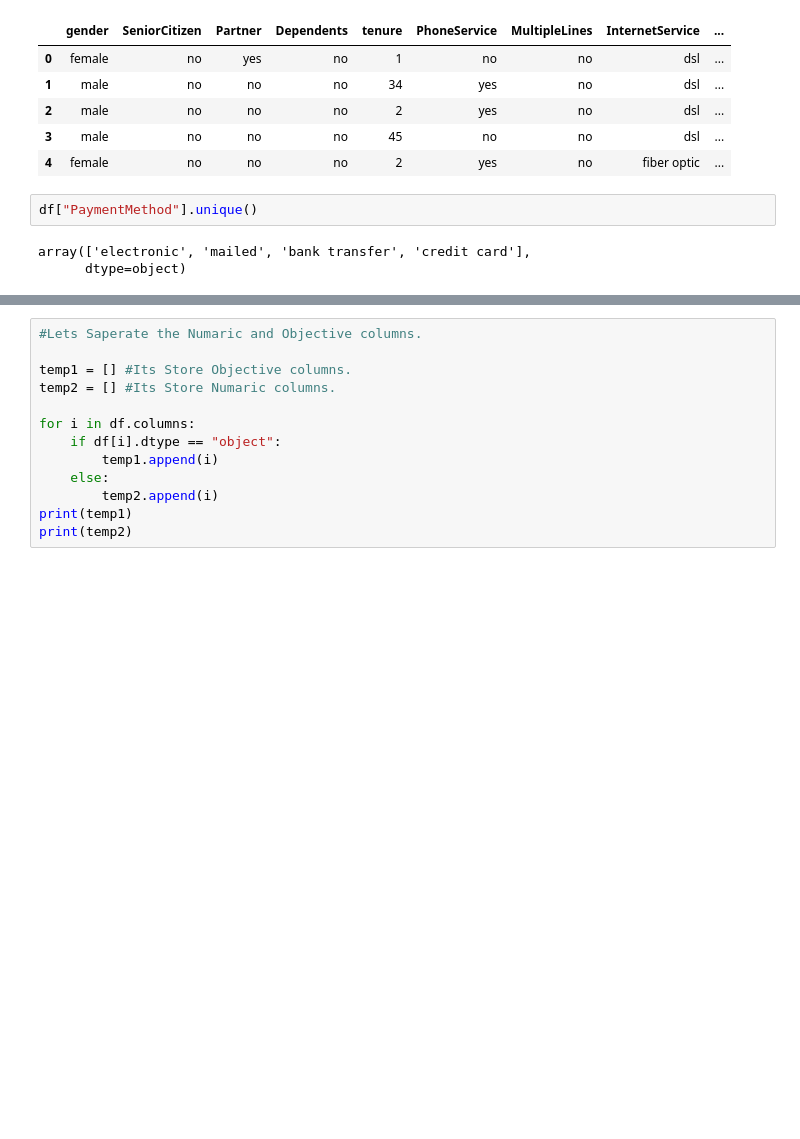
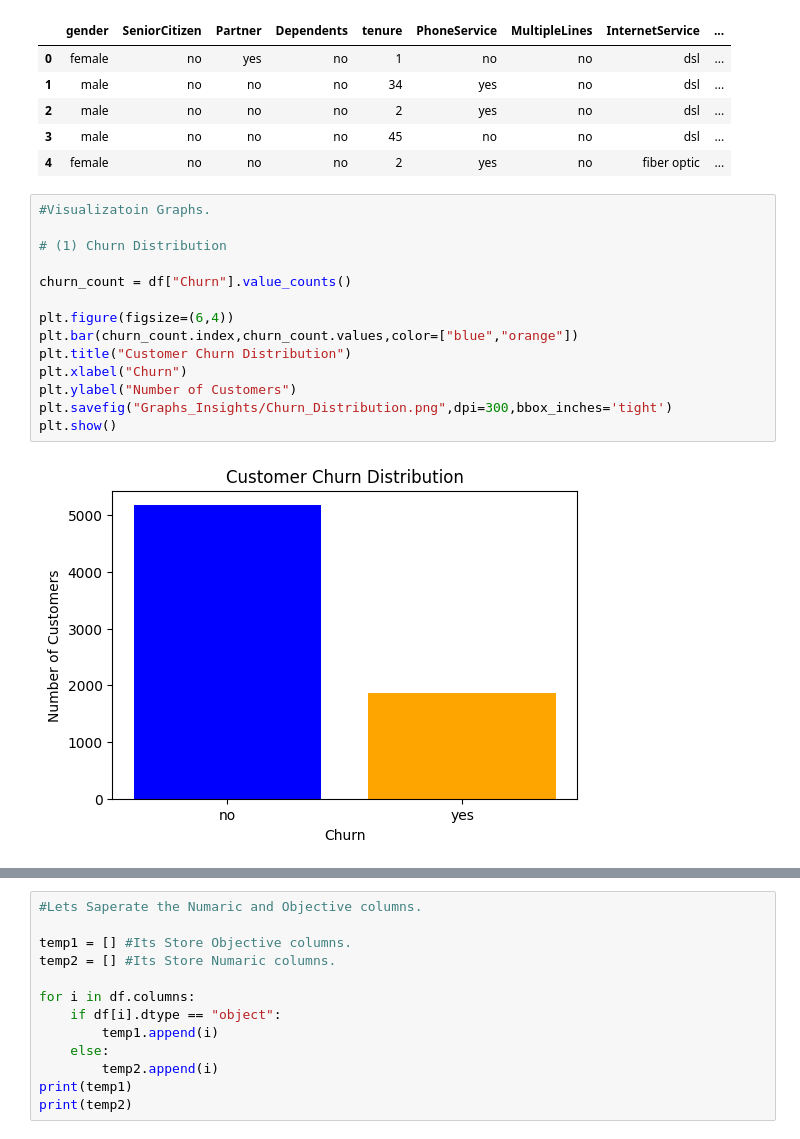
Before and after one commit to derravi/ChurnSense_An_Automated_Machine_Learning_System_for_Customer_Churn_Risk_Prediction, a Jupyter notebook: main.ipynb, the cells around one changed output, grey strips where cells are left out. Cells and saved outputs as stored; diff of their text form; blank space fills up the shorter version.

Commit message:
Add Some Visualization Graphs

```diff
--- a/main.ipynb
+++ b/main.ipynb
@@ -39,7 +40,18 @@ df.head()
 | 3 | male | no | no | no | 45 | no | no | dsl | ... |
 | 4 | female | no | no | no | 2 | yes | no | fiber optic | ... |
 # %%
-df["PaymentMethod"].unique()
+#Visualizatoin Graphs.
+
+# (1) Churn Distribution
+
+churn_count = df["Churn"].value_counts()
+
+plt.figure(figsize=(6,4))
+plt.bar(churn_count.index,churn_count.values,color=["blue","orange"])
+plt.title("Customer Churn Distribution")
+plt.xlabel("Churn")
+plt.ylabel("Number of Customers")
+plt.savefig("Graphs_Insights/Churn_Distribution.png",dpi=300,bbox_inches='tight')
+plt.show()
 # %% [output]
-array(['electronic', 'mailed', 'bank transfer', 'credit card'],
-      dtype=object)
+[figure, added]
```
Also changed, not shown: parts of 6 cells of this notebook, 8 other files.
